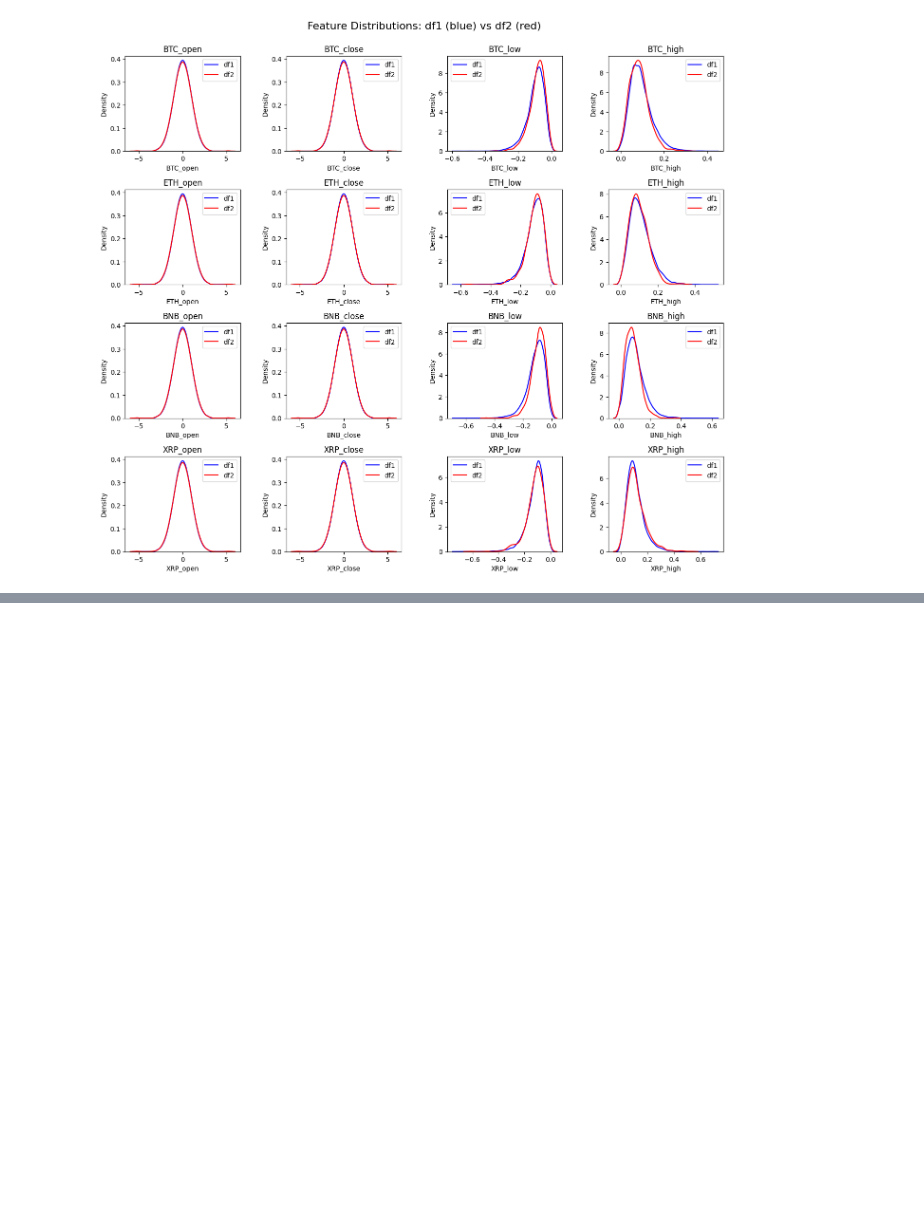
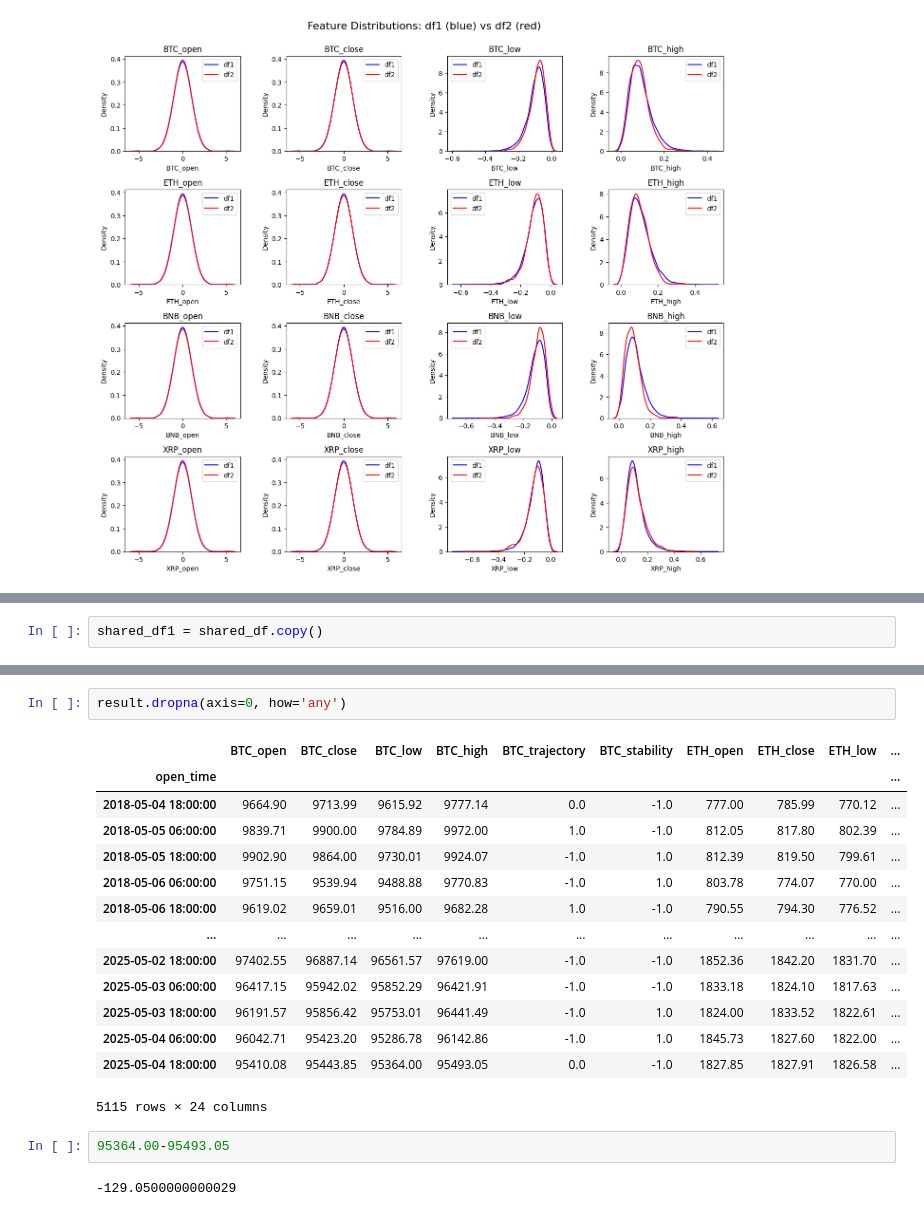
Before and after one commit to mericdemirors/CrossCurrencyPrediction, a Jupyter notebook: 04_data_cleaning.ipynb, the cells around one changed output, grey strips where cells are left out. Saved outputs shown, nothing was run; the diff lists cells and outputs as text; blank space fills up the shorter version.

Commit message:
added new data preprocessing to know the low high order

```diff
--- a/04_data_cleaning.ipynb
+++ b/04_data_cleaning.ipynb
@@ -571,0 +570,2 @@ plot_line_distributions(daily_log_returns_train2, daily_log_returns_val2)
+# %%
+shared_df1 = shared_df.copy()
@@ -571,0 +628,21 @@ plot_line_distributions(daily_log_returns_train2, daily_log_returns_val2)
+# %%
+result.dropna(axis=0, how='any')
+# %% [output]
+|  | BTC_open | BTC_close | BTC_low | BTC_high | BTC_trajectory | BTC_stability | ETH_open | ETH_close | ETH_low | ... |
+| open_time |  |  |  |  |  |  |  |  |  | ... |
+| 2018-05-04 18:00:00 | 9664.90 | 9713.99 | 9615.92 | 9777.14 | 0.0 | -1.0 | 777.00 | 785.99 | 770.12 | ... |
+| 2018-05-05 06:00:00 | 9839.71 | 9900.00 | 9784.89 | 9972.00 | 1.0 | -1.0 | 812.05 | 817.80 | 802.39 | ... |
+| 2018-05-05 18:00:00 | 9902.90 | 9864.00 | 9730.01 | 9924.07 | -1.0 | 1.0 | 812.39 | 819.50 | 799.61 | ... |
+| 2018-05-06 06:00:00 | 9751.15 | 9539.94 | 9488.88 | 9770.83 | -1.0 | 1.0 | 803.78 | 774.07 | 770.00 | ... |
+| 2018-05-06 18:00:00 | 9619.02 | 9659.01 | 9516.00 | 9682.28 | 1.0 | -1.0 | 790.55 | 794.30 | 776.52 | ... |
+| ... | ... | ... | ... | ... | ... | ... | ... | ... | ... | ... |
+| 2025-05-02 18:00:00 | 97402.55 | 96887.14 | 96561.57 | 97619.00 | -1.0 | -1.0 | 1852.36 | 1842.20 | 1831.70 | ... |
+| 2025-05-03 06:00:00 | 96417.15 | 95942.02 | 95852.29 | 96421.91 | -1.0 | -1.0 | 1833.18 | 1824.10 | 1817.63 | ... |
+| 2025-05-03 18:00:00 | 96191.57 | 95856.42 | 95753.01 | 96441.49 | -1.0 | 1.0 | 1824.00 | 1833.52 | 1822.61 | ... |
+| 2025-05-04 06:00:00 | 96042.71 | 95423.20 | 95286.78 | 96142.86 | -1.0 | 1.0 | 1845.73 | 1827.60 | 1822.00 | ... |
+| 2025-05-04 18:00:00 | 95410.08 | 95443.85 | 95364.00 | 95493.05 | 0.0 | -1.0 | 1827.85 | 1827.91 | 1826.58 | ... |
+5115 rows × 24 columns
+# %%
+95364.00-95493.05
+# %% [output]
+-129.0500000000029
```
Also changed, not shown: parts of 4 cells of this notebook.
